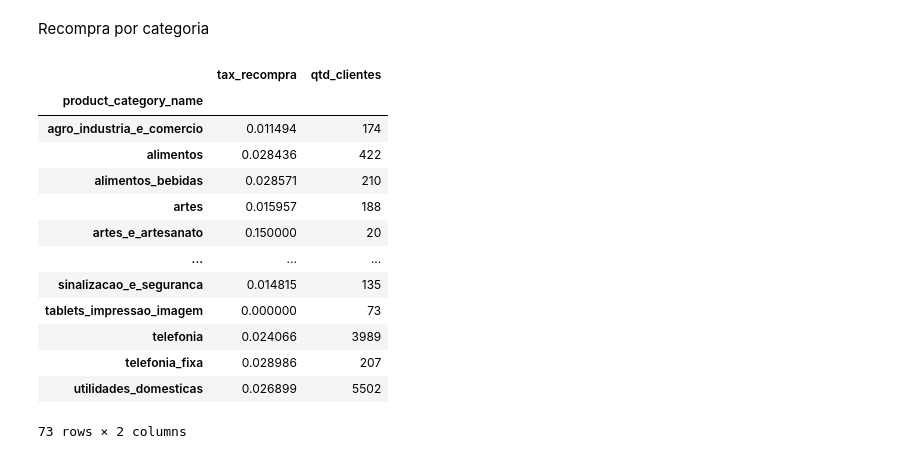
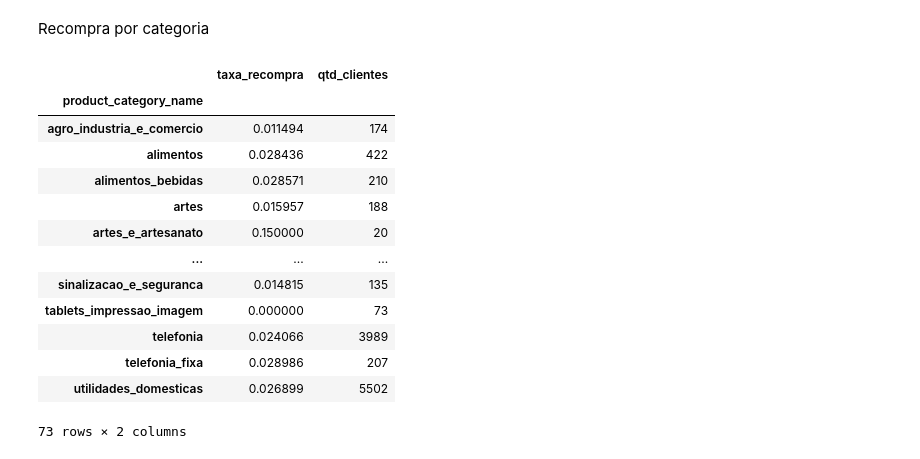
Before and after one commit to lsales7/ml-project, a Jupyter notebook: notebooks/eda.ipynb, the cells around one changed output. Saved outputs shown, nothing was run; the diff lists cells and outputs as text; code cells hidden in the pictures.

```diff
--- a/notebooks/eda.ipynb
+++ b/notebooks/eda.ipynb
@@ -115,21 +118,21 @@ Recompra por categoria
 # %%
 #Primeira compra
 primeira_compra = pedidos_ordenados[pedidos_ordenados['order_purchase'] == 0][['customer_unique_id', 'product_category_name']]
 
 #identificar recompra
 recompra_identificador = (pedidos_por_cliente >=2).rename('recomprou')
 
 base = primeira_compra.merge(recompra_identificador, left_on='customer_unique_id', right_index=True)
 
 taxa_por_categoria = base.groupby('product_category_name')['recomprou'].mean()
 
 #Artes e artesanato estão 15% de taxa de recompara. Mas precisamos comprar com a contagem de clientes
 # para verificar se não é ruído.
 
-resumo = base.groupby('product_category_name')['recomprou'].agg(tax_recompra='mean', qtd_clientes='count')
+resumo = base.groupby('product_category_name')['recomprou'].agg(taxa_recompra='mean', qtd_clientes='count')
 resumo
 # %% [output]
-|  | tax_recompra | qtd_clientes |
+|  | taxa_recompra | qtd_clientes |
 | product_category_name |  |  |
 | agro_industria_e_comercio | 0.011494 | 174 |
 | alimentos | 0.028436 | 422 |
```
Also changed, not shown: parts of 10 cells of this notebook.
